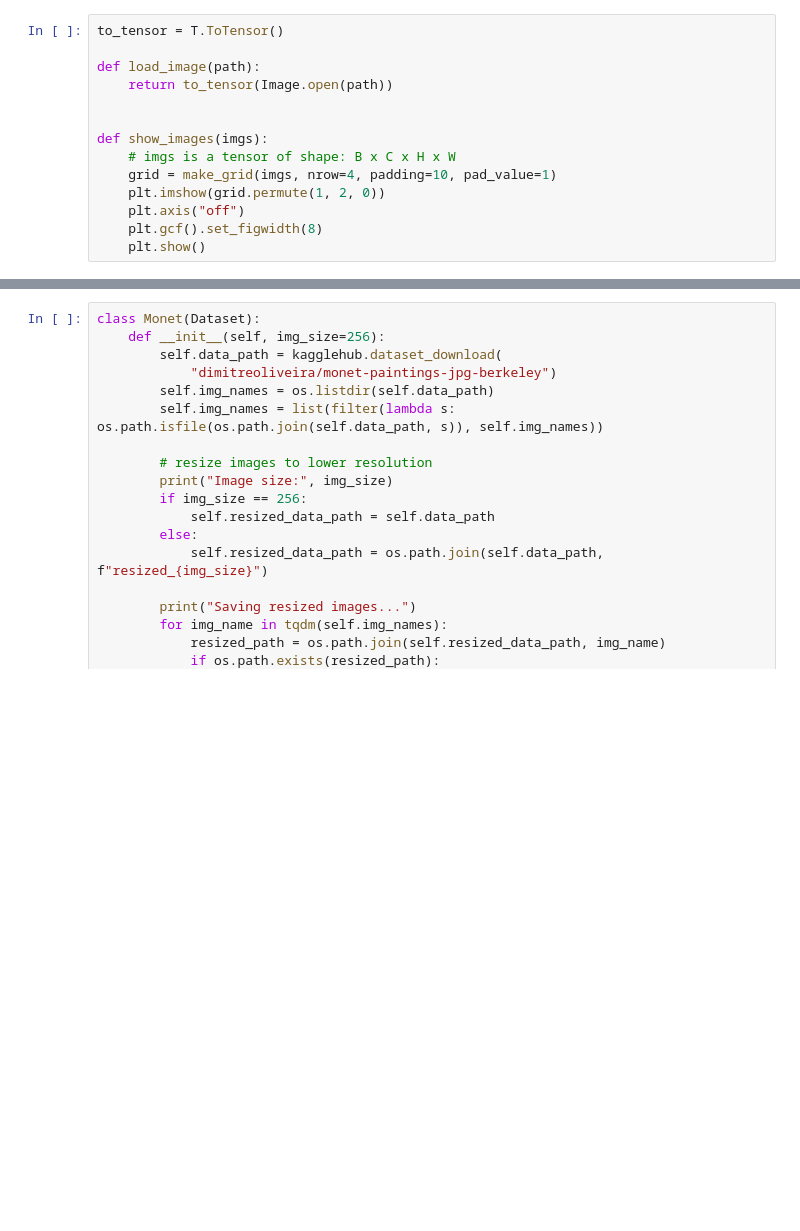
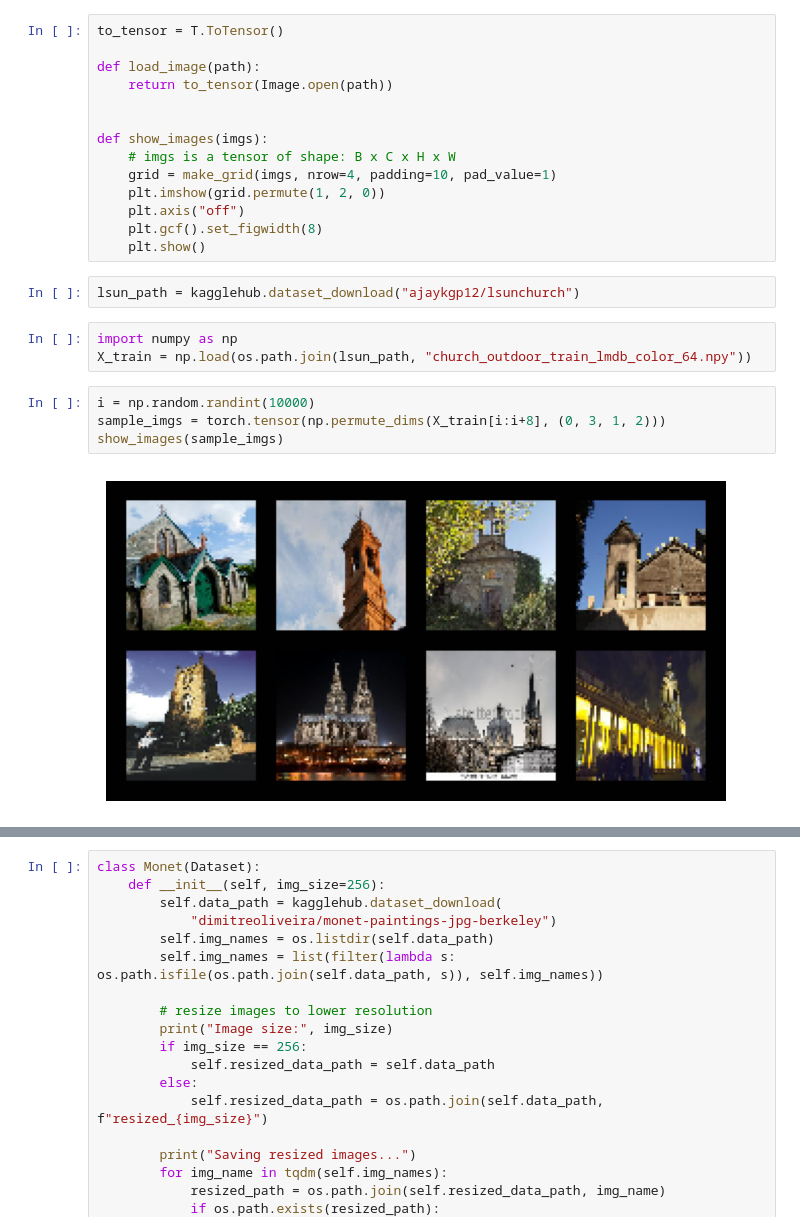
Before and after one commit to elliekkim/monet-gan, a Jupyter notebook: load_data.ipynb, the cells around one changed output, grey strips where cells are left out. Cells and saved outputs as stored; diff of their text form; blank space fills up the shorter version.

Commit message:
getting lsun

```diff
--- a/load_data.ipynb
+++ b/load_data.ipynb
@@ -22,3 +23,14 @@ def show_images(imgs):
     plt.axis("off")
     plt.gcf().set_figwidth(8)
     plt.show()
+# %%
+lsun_path = kagglehub.dataset_download("ajaykgp12/lsunchurch")
+# %%
+import numpy as np
+X_train = np.load(os.path.join(lsun_path, "church_outdoor_train_lmdb_color_64.npy"))
+# %%
+i = np.random.randint(10000)
+sample_imgs = torch.tensor(np.permute_dims(X_train[i:i+8], (0, 3, 1, 2)))
+show_images(sample_imgs)
+# %% [output]
+[figure, added]
```
Also changed, not shown: parts of 3 cells of this notebook, 2 other files.
